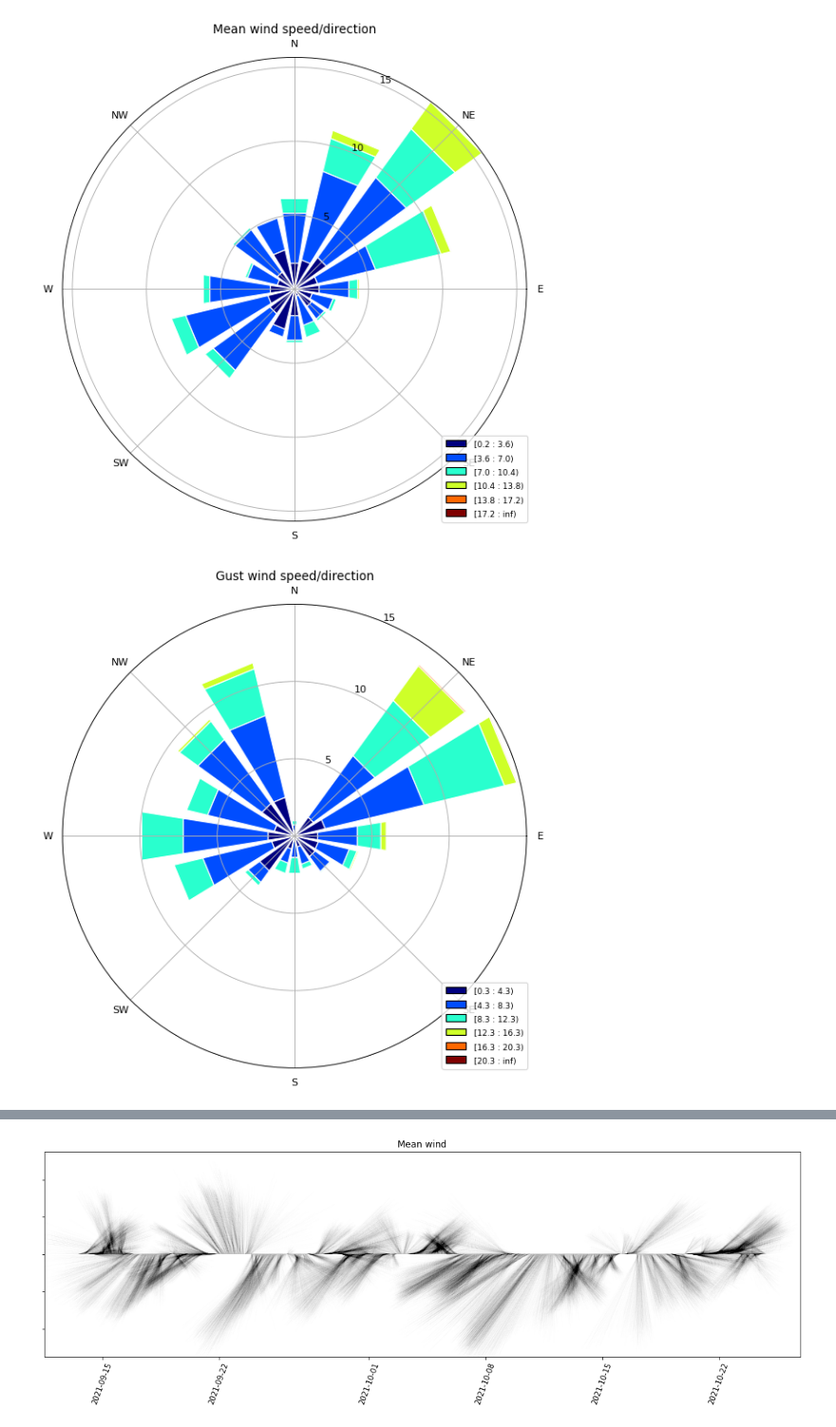
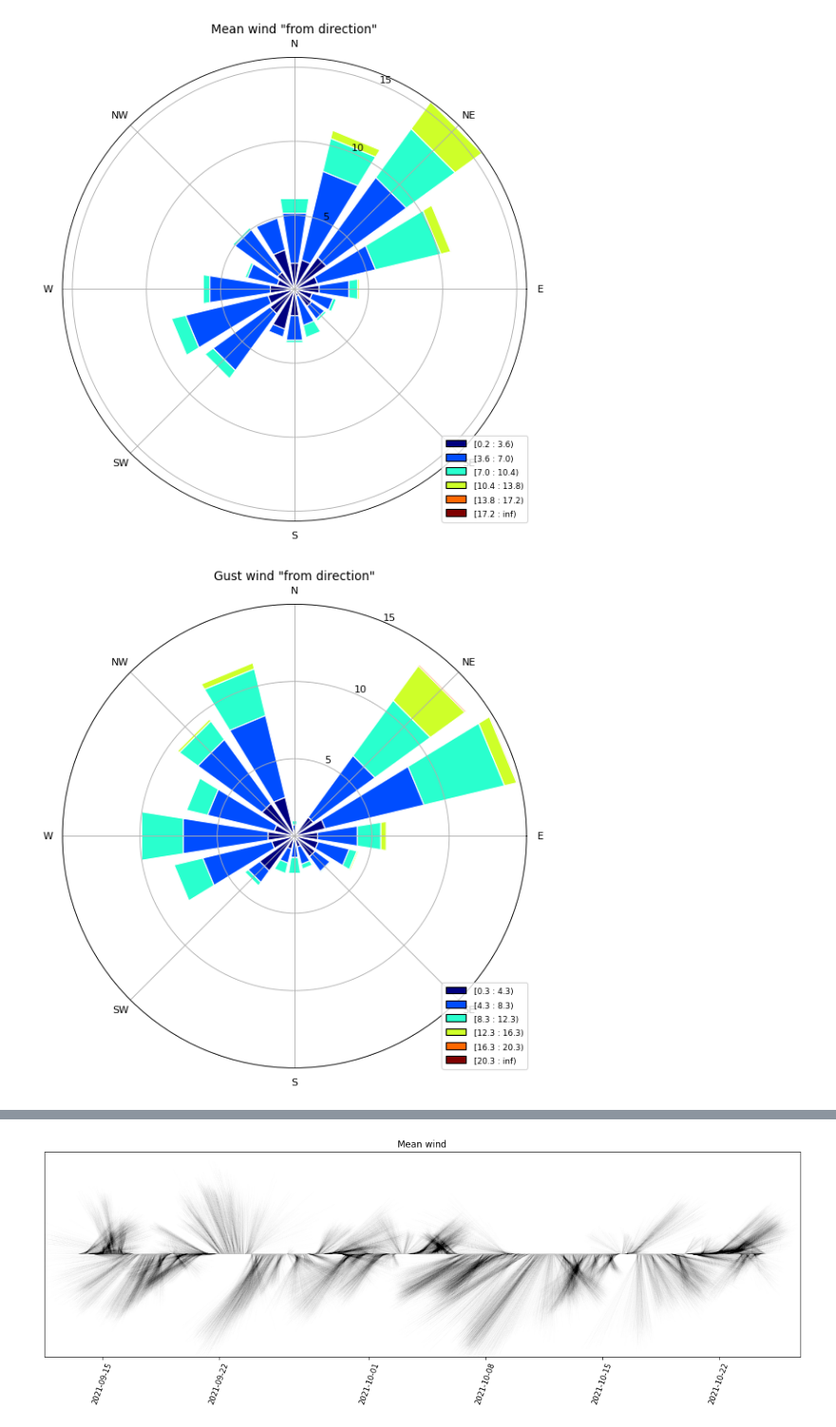
Before and after one commit to odemeo-usgs/projects, a Jupyter notebook: DUNEX/Dunex_Plots_2021.ipynb, the cells around one changed output, grey strips where cells are left out. Shown at 95% size. Drawn from its saved outputs; the diff is of its cells as text; code cells hidden in the pictures.

```diff
--- a/DUNEX/Dunex_Plots_2021.ipynb
+++ b/DUNEX/Dunex_Plots_2021.ipynb
@@ -9,6 +12,9 @@ import seaborn as sns
 # %%
 # netCDF files
 fn='C:\\Users\\odemeo\\Documents\\Field_Data_Processing\\DUNEX\\1149\\1149wxt-a.nc'
+
+# Export path
+figpath1149='C:\\Users\\odemeo\\Documents\\Field_Data_Processing\\DUNEX\\1149\\Figures\\'
 # %%
 # Read in mooring 1149
 ds=xr.open_dataset(fn)
@@ -85,28 +84,30 @@ ax[3].set_ylabel('Rel. humidity (%)',fontsize=14);
 # %%
 # Wind rose plot
 
 # Mean wind dir/sp
 ax=WindroseAxes.from_ax()
 ax.bar(wdir_mean, wsp_mean, normed=True, opening=0.8, edgecolor='white')
 ax.set_legend(loc=4)
-plt.title('Mean wind speed/direction')
+plt.title('Mean wind "from direction"')
 ax.set_yticks(np.arange(5, 20, step=5))
 ax.set_yticklabels(np.arange(5, 20, step=5))
 # ax.set_xticklabels((90, 45, 0, 315, 270, 225, 180, 135)) # Add this line bc there is an error in windrose axes
 ax.set_xticklabels(['E', 'NE','N', 'NW', 'W', 'SW', 'S', 'SE']); # Add this line bc there is an error in windrose axes
+plt.savefig(figpath1149+'1149_Windrose_Mean')
 
 # Gust wind dir/sp
 ax=WindroseAxes.from_ax()
 ax.bar(wdir_max, wsp_max, normed=True, opening=0.8, edgecolor='white')
 ax.set_legend(loc=4)
-plt.title('Gust wind speed/direction')
+plt.title('Gust wind "from direction"')
 ax.set_yticks(np.arange(5, 20, step=5))
 ax.set_yticklabels(np.arange(5, 20, step=5))
 #ax.set_xticklabels((90, 45, 0, 315, 270, 225, 180, 135)) # Add this line bc there is an error in windrose axes
 ax.set_xticklabels(['E', 'NE','N', 'NW', 'W', 'SW', 'S', 'SE']); # Add this line bc there is an error in windrose axes
+plt.savefig(figpath1149+'1149_Windrose_Gust')
 # %% [output]
-[figure, old version]
+[figure, new version]
-[figure, old version]
+[figure, new version]
 # %%
 # Compute joint-probability
 
```
Also changed, not shown: parts of 6 cells of this notebook.
